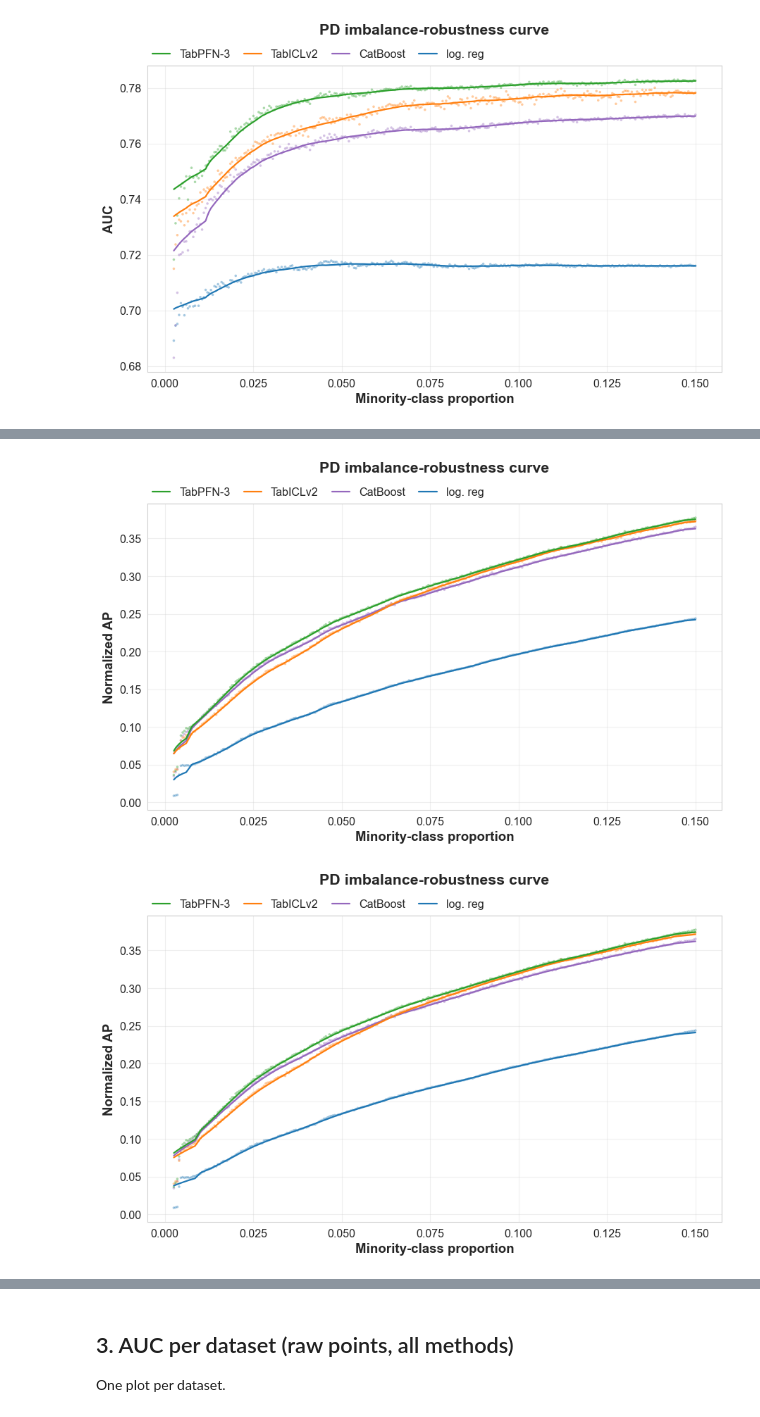
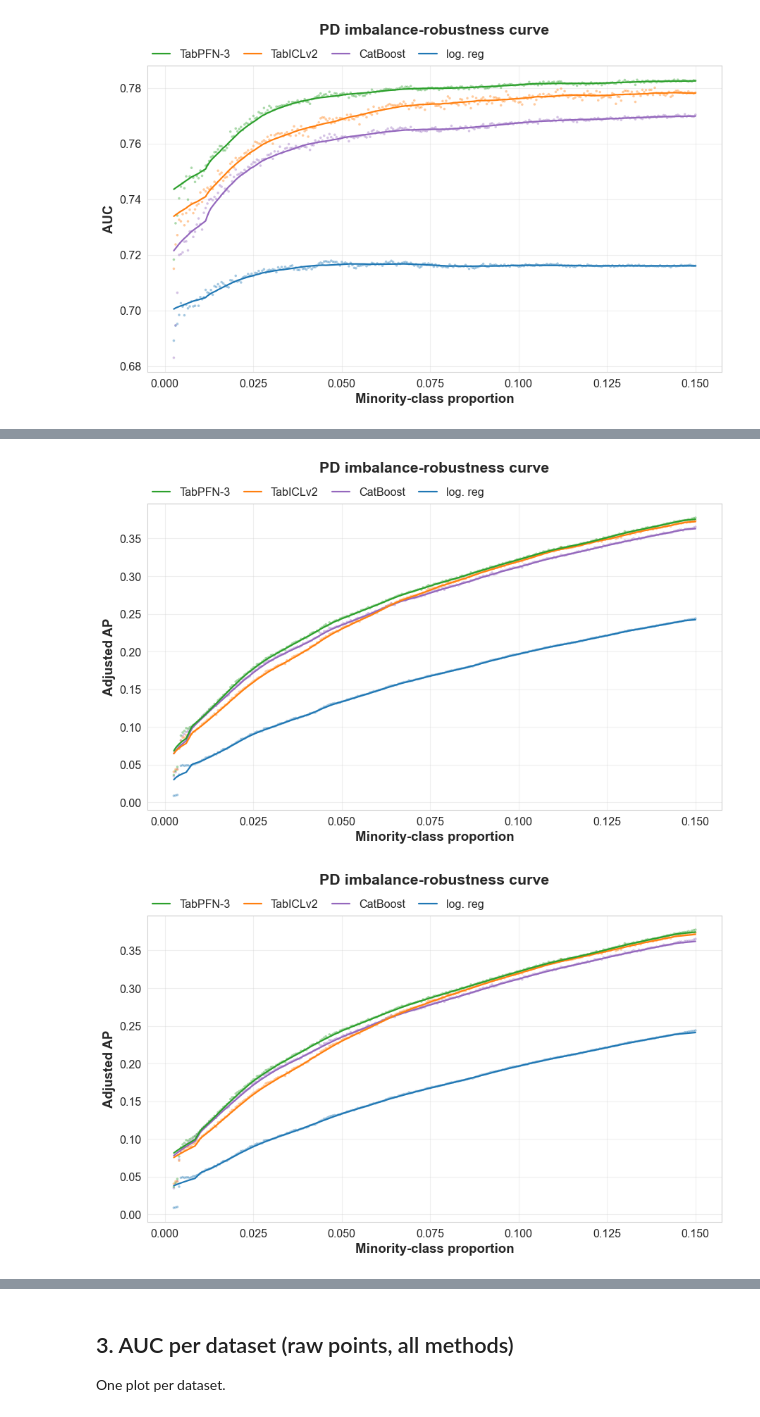
Before and after one commit to andreasgoethals/TabPFNCredit, a Jupyter notebook: notebooks/Experiment3.ipynb, the cells around one changed output, grey strips where cells are left out. Saved outputs shown, nothing was run; the diff lists cells and outputs as text; code cells hidden in the pictures.

```diff
--- a/notebooks/Experiment3.ipynb
+++ b/notebooks/Experiment3.ipynb
@@ -78,4 +78,4 @@ WindowsPath('C:/Users/U0152019/PhD Documents/Projects/1. TabPFN/TabPFNCredit/fig
 # %%
 for smooth_window in ('less', 'standard', 'more'):
-    imbalance_curve(df, 'AP_normalized', task_name='PD', smooth=True, smooth_window=smooth_window, out_dir=FIGURES_DIR)
+    imbalance_curve(df, 'AP_adjusted', task_name='PD', smooth=True, smooth_window=smooth_window, out_dir=FIGURES_DIR)
 # %% [output]
@@ -85,6 +85,6 @@ for smooth_window in ('less', 'standard', 'more'):
 # %%
 for smooth_window in ('less', 'standard', 'more'):
-    imbalance_curve_moving_average_with_dots(df, 'AP_normalized', task_name='PD', smooth_window=smooth_window, out_dir=FIGURES_DIR)
+    imbalance_curve_moving_average_with_dots(df, 'AP_adjusted', task_name='PD', smooth_window=smooth_window, out_dir=FIGURES_DIR)
 # %% [output]
-[figure, old version]
+[figure, new version]
-[figure, old version]
+[figure, new version]
```
Also changed, not shown: parts of 7 cells of this notebook, 19 other files.
